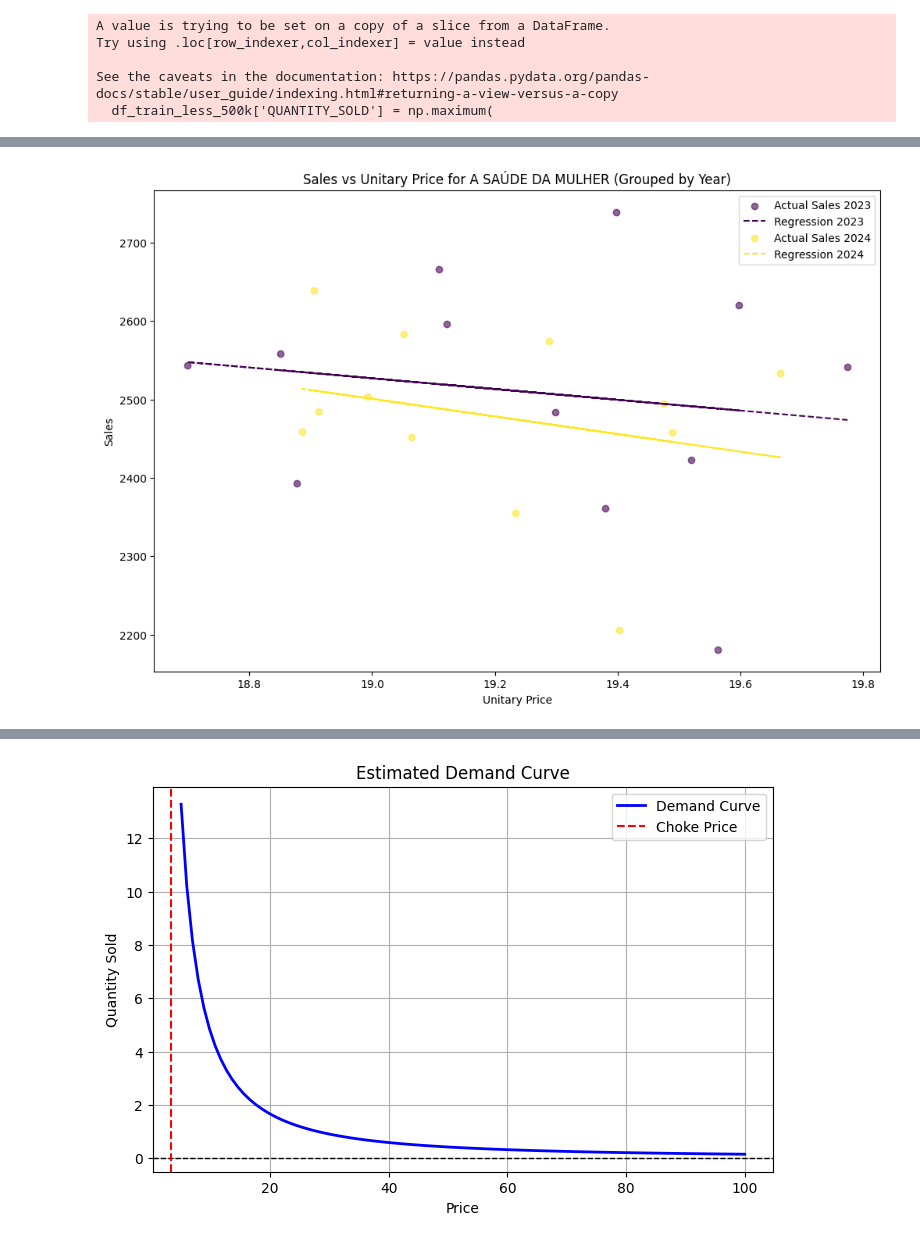
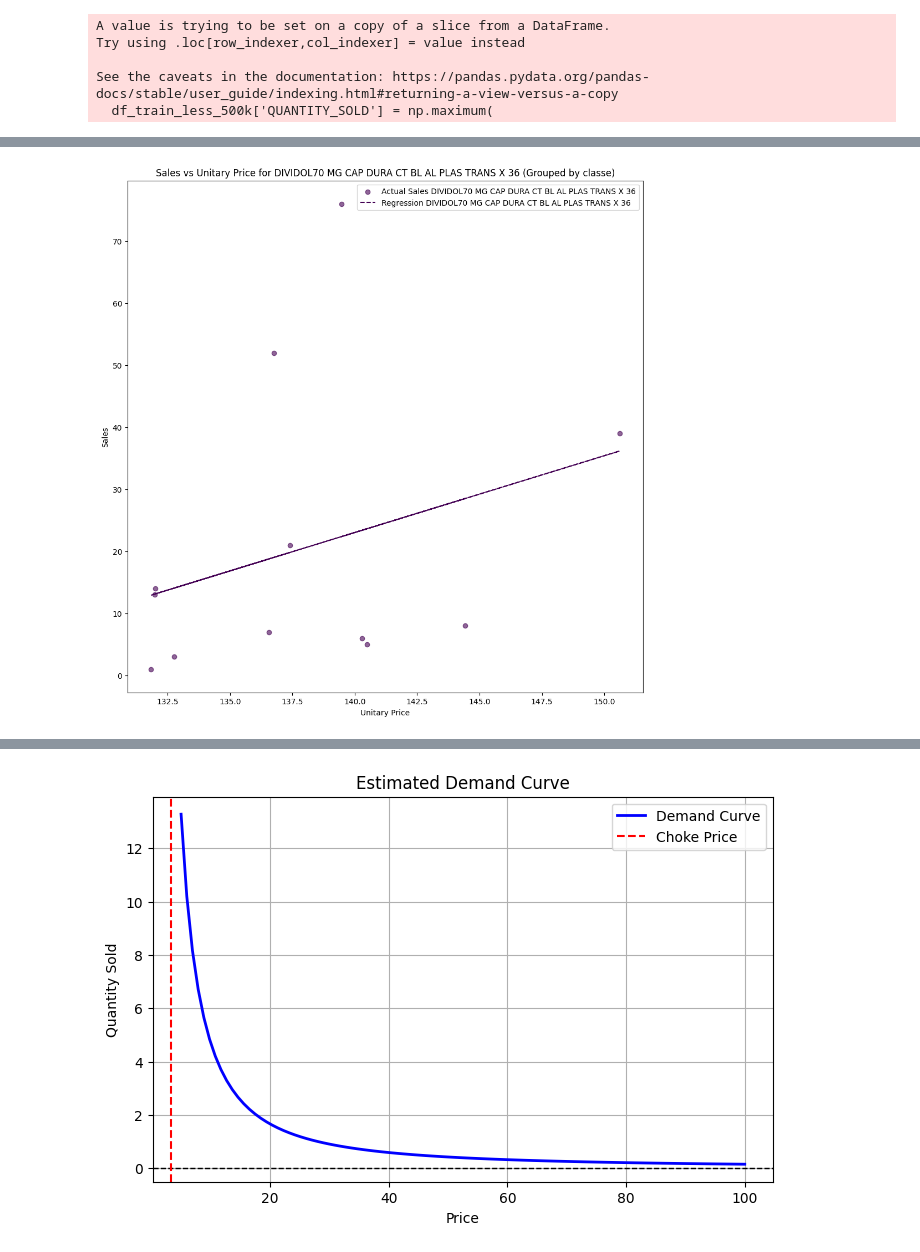
Before and after one commit to Jailsonrs/PricingSLM, a Jupyter notebook: models/modelling.ipynb, the cells around one changed output, grey strips where cells are left out. Cells and saved outputs as stored; diff of their text form; code cells hidden in the pictures.

```diff
--- a/models/modelling.ipynb
+++ b/models/modelling.ipynb
@@ -96,10 +93,11 @@ See the caveats in the documentation: https://pandas.pydata.org/pandas-docs/stab
 # %%
 df_train_less_500k_positive_sales = df_train_less_500k[df_train_less_500k['QUANTITY_SOLD']>0]
 # %%
-df_train_grouped = df_train_less_500k_positive_sales.groupby(["PRODUTO","PMC Sem Imposto","month","year","LABORATÓRIO", "CLASSE TERAPÊUTICA","TARJA"]).agg(
+df_train_grouped = df_train_less_500k_positive_sales.groupby(["PROD_KEY","APRESENTAÇÃO","PF Sem Impostos","PMC 0%","PMC 22%","month","year","CLASSE TERAPÊUTICA","TARJA"]).agg(
     UNITARY_PRICE_MEAN=("UNITARY_PRICE", "mean"),
     QUANTITY_SOLD_TOTAL=("QUANTITY_SOLD", "sum"),
     TOTAL_REVENUE=("REVENUE", "sum"),
     TOTAL_PROFIT = ("PROFIT", "sum")).reset_index()
 
-df_train_grouped[df_train_grouped['PRODUTO'] == 'TOLREST']
+df_train_grouped.sample(20).to_csv("../DATA/processed/keys_sample.csv", index=False)
+#df_train_grouped['PROD_KEY'].sample(20)
@@ -140,8 +120,8 @@ df_train_grouped.sample(20)
 # %%
 #Choose one product, for example, 'BAYCUTEN N'
 
-product_name = 'A SAÚDE DA MULHER'
-df_product = df_train_grouped[df_train_grouped['PRODUTO'] == product_name]
+product_name = 'FLUCOL150 MG CAP DURA CT BL AL PLAS PVC TRANS X 1'
+df_product = df_train_grouped[df_train_grouped['PROD_KEY'] == product_name]
 
 # Fit an OLS model
 model = sm.OLS(df_product['QUANTITY_SOLD_TOTAL'], sm.add_constant(df_product['UNITARY_PRICE_MEAN'])).fit()
@@ -168,7 +148,7 @@ See the caveats in the documentation: https://pandas.pydata.org/pandas-docs/stab
 # %%
 import seaborn as sns
-product_name = 'HEMITARTARATO DE ZOLPIDEM'
-df_product = df_train_grouped[df_train_grouped['PRODUTO'] == product_name]
+product_name = 'FLUCOL150 MG CAP DURA CT BL AL PLAS PVC TRANS X 1'
+df_product = df_train_grouped[df_train_grouped['PROD_KEY'] == product_name]
 
 # Check if data exists
 if df_product.empty:
@@ -222,8 +202,8 @@ import statsmodels.api as sm
 # Assuming your data has a 'YEAR' column. If not, create it from a date column:
 # df_train_grouped['YEAR'] = pd.to_datetime(df_train_grouped['DATE']).dt.year
 
-product_name = 'HEMITARTARATO DE ZOLPIDEM'
-df_product = df_train_grouped[df_train_grouped['PRODUTO'] == product_name]
+product_name = 'CITALOPRAM20 MG COM REV CT BL AL PLAS TRANS X 28 '
+df_product = df_train_grouped[df_train_grouped['PROD_KEY'] == product_name]
 
 # Check if data exists
 if df_product.empty:
@@ -315,62 +295,78 @@ import numpy as np
 import matplotlib.pyplot as plt
 import seaborn as sns
 import statsmodels.api as sm
+import warnings
 
-product_name = 'A SAÚDE DA MULHER'
-df_product = df_train_grouped[df_train_grouped['PRODUTO'] == product_name]
+product_name = 'DIVIDOL70 MG CAP DURA CT BL AL PLAS TRANS X 36'
+classe = "PROD_KEY"
+df_product = df_train_grouped[df_train_grouped['PROD_KEY'] == product_name]
 
 if df_product.empty:
     raise ValueError(f"No data found for product: {product_name}")
 
-plt.figure(figsize=(12, 8))
+plt.figure(figsize=(12, 12))
 
-years = df_product['year'].unique()
-colors = plt.cm.viridis(np.linspace(0, 1, len(years)))
+# Agrupando por classe em vez de ano
+laboratories = df_product[classe].unique()
+colors = plt.cm.viridis(np.linspace(0, 1, len(laboratories)))
 
-for idx, year in enumerate(years):
-    df_year = df_product[df_product['year'] == year]
+for idx, lab in enumerate(laboratories):
+    df_lab = df_product[df_product[classe] == lab]
 
-    X = sm.add_constant(df_year['UNITARY_PRICE_MEAN'])
-    model = sm.OLS(df_year['QUANTITY_SOLD_TOTAL'], X).fit()
+    X = sm.add_constant(df_lab['UNITARY_PRICE_MEAN'])
+    model = sm.OLS(df_lab['QUANTITY_SOLD_TOTAL'], X).fit()
 
-    df_year['PREDICTED_SALES'] = model.predict(X)
+    df_lab['PREDICTED_SALES'] = model.predict(X)
 
     plt.scatter(
-        df_year['UNITARY_PRICE_MEAN'],
-        df_year['QUANTITY_SOLD_TOTAL'],
+        df_lab['UNITARY_PRICE_MEAN'],
+        df_lab['QUANTITY_SOLD_TOTAL'],
         color=colors[idx],
         alpha=0.6,
-        label=f'Actual Sales {year}'
+        label=f'Actual Sales {lab}'
     )
 
     plt.plot(
-        df_year['UNITARY_PRICE_MEAN'],
-        df_year['PREDICTED_SALES'],
+        df_lab['UNITARY_PRICE_MEAN'],
+        df_lab['PREDICTED_SALES'],
         color=colors[idx],
         linestyle='--',
-        label=f'Regression {year}'
+        label=f'Regression {lab}'
     )
 
 plt.xlabel('Unitary Price')
 plt.ylabel('Sales')
-plt.title(f'Sales vs Unitary Price for {product_name} (Grouped by Year)')
+plt.title(f'Sales vs Unitary Price for {product_name} (Grouped by classe)')
 plt.legend()
 plt.show()
 
 # Profit Function Plot
-plt.figure(figsize=(12, 6))
-price_range = np.linspace(100, 200, 100)
+plt.figure(figsize=(12, 12))
+price_range = np.linspace(90, 200, 1000000)
 
-for idx, year in enumerate(years):
-    df_year = df_product[df_product['year'] == year]
+for idx, lab in enumerate(laboratories):
+    df_lab = df_product[df_product[classe] == lab]
 
-    X = sm.add_constant(df_year['UNITARY_PRICE_MEAN'])
-    model = sm.OLS(df_year['QUANTITY_SOLD_TOTAL'], X).fit()
+    X = sm.add_constant(df_lab['UNITARY_PRICE_MEAN'])
+    model = sm.OLS(df_lab['QUANTITY_SOLD_TOTAL'], X).fit()
 
     predicted_sales = model.params[0] + model.params[1] * price_range
-    profit = (price_range - df_year['PMC Sem Imposto'].mean()) * predicted_sales
+    profit = (price_range - df_lab['PF Sem Impostos'].mean()) * predicted_sales
 
-    plt.plot(price_range, profit, color=colors[idx], label=f'Profit {year}')
+    # Compute the derivative of the profit function
+    profit_derivative = predicted_sales + (price_range - df_lab['PF Sem Impostos'].mean()) * model.params[1]
+
+    # Find the price that maximizes the profit (where derivative equals 0)
+    optimal_price = price_range[np.argmin(np.abs(profit_derivative))]
+
+    # Plot the profit curve
+    plt.plot(price_range, profit, color=colors[idx], label=f'Profit {lab}')
+
+    # Indicate the optimal price on the plot
+    plt.scatter(optimal_price, np.interp(optimal_price, price_range, profit), color='red', marker='x', s=100, label=f'Optimal Price {lab}')
+    plt.axvline(optimal_price, color=colors[idx], linestyle='--', linewidth=1.5, label=f'Optimal Price {lab}')
+    #plt.scatter(optimal_price, optimal_price, color='red', marker='x', s=100, label=f'Optimal Price {lab}')
+
 
 plt.axhline(0, color='black', linestyle='--', linewidth=1)
 plt.xlabel('Price')
@@ -392 +378 @@ See the caveats in the documentation: https://pandas.pydata.org/pandas-docs/stab
-[figure, old version]
+[figure, new version]
```
Also changed, not shown: parts of 18 cells of this notebook, 8 other files.
